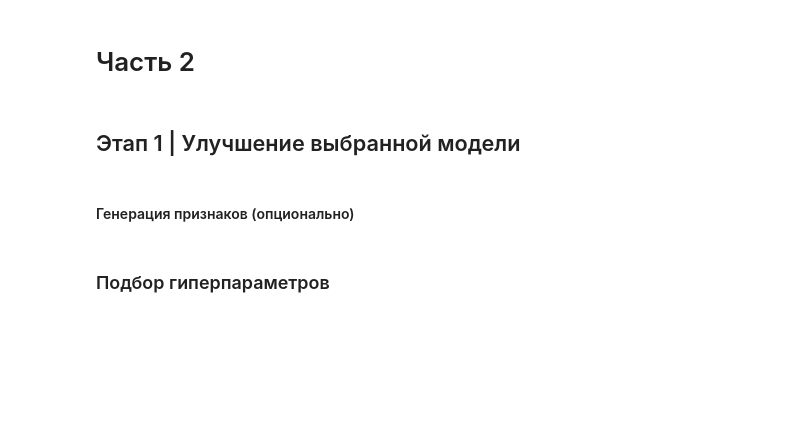
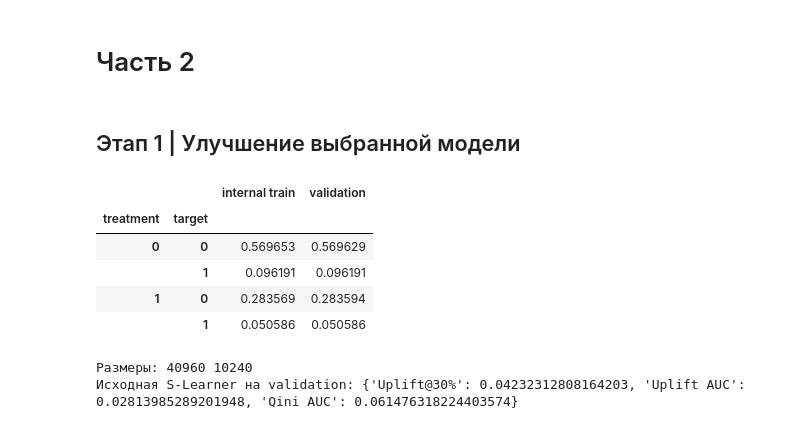
Before and after one commit to egpozd/mle-uplift-final-project, a Jupyter notebook: final_project_template.ipynb, the cells around one changed output. Cells and saved outputs as stored; diff of their text form; code cells hidden in the pictures; blank space fills up the shorter version.

```diff
--- a/final_project_template.ipynb
+++ b/final_project_template.ipynb
@@ -322,7 +322,3 @@ print("Эта важность описывает прогноз отклика
 # Часть 2
 # %% [markdown]
 ## Этап 1 | Улучшение выбранной модели
-# %% [markdown]
-#### Генерация признаков (опционально)
-# %% [markdown]
-### Подбор гиперпараметров
@@ -345,0 +325,55 @@ print("Best score: ", study.best_value)
+# %%
+# Внутренняя валидация: исходный test остаётся отложенным.
+from sklearn.model_selection import train_test_split
+from catboost import CatBoostClassifier
+from sklift.metrics import uplift_at_k, uplift_auc_score, qini_auc_score
+
+validation_strata = t_train.astype(str) + "_" + y_train.astype(str)
+X_internal, X_valid, t_internal, t_valid, y_internal, y_valid = train_test_split(
+    X_train, t_train, y_train, test_size=0.2, random_state=42,
+    stratify=validation_strata
+)
+assert (len(X_internal), len(X_valid)) == (40960, 10240)
+assert X_internal.index.intersection(X_valid.index).empty
+assert X_internal.columns.equals(X_valid.columns)
+assert "target" not in X_internal.columns and "treatment" not in X_internal.columns
+strata_share = pd.DataFrame({
+    "internal train": pd.crosstab(t_internal, y_internal, normalize="all").stack(),
+    "validation": pd.crosstab(t_valid, y_valid, normalize="all").stack(),
+})
+display(strata_share)
+assert (strata_share.iloc[:, 0] - strata_share.iloc[:, 1]).abs().max() < 0.001
+print("Размеры:", len(X_internal), len(X_valid))
+
+def validation_metrics(y_true, uplift, treatment_true):
+    return {
+        "Uplift@30%": uplift_at_k(y_true, uplift, treatment_true, strategy="overall", k=0.3),
+        "Uplift AUC": uplift_auc_score(y_true, uplift, treatment_true),
+        "Qini AUC": qini_auc_score(y_true, uplift, treatment_true),
+    }
+
+BASE_PARAMS = dict(iterations=350, depth=6, learning_rate=0.05, l2_leaf_reg=5,
+                   loss_function="Logloss", random_seed=42, verbose=False,
+                   allow_writing_files=False, thread_count=4, auto_class_weights="Balanced")
+
+def fit_s_learner(params, X_fit, t_fit, y_fit, X_eval):
+    fitted = CatBoostClassifier(**params)
+    fitted.fit(X_fit.assign(treatment=t_fit.to_numpy()), y_fit)
+    uplift = (fitted.predict_proba(X_eval.assign(treatment=1))[:, 1]
+              - fitted.predict_proba(X_eval.assign(treatment=0))[:, 1])
+    return fitted, uplift
+
+baseline_model, baseline_valid_uplift = fit_s_learner(
+    BASE_PARAMS, X_internal, t_internal, y_internal, X_valid
+)
+baseline_metrics = validation_metrics(y_valid, baseline_valid_uplift, t_valid)
+print("Исходная S-Learner на validation:", baseline_metrics)
+# %% [output]
+|  |  | internal train | validation |
+| treatment | target |  |  |
+| 0 | 0 | 0.569653 | 0.569629 |
+|  | 1 | 0.096191 | 0.096191 |
+| 1 | 0 | 0.283569 | 0.283594 |
+|  | 1 | 0.050586 | 0.050586 |
+Размеры: 40960 10240
+Исходная S-Learner на validation: {'Uplift@30%': 0.04232312808164203, 'Uplift AUC': 0.02813985289201948, 'Qini AUC': 0.061476318224403574}
```
Also changed, not shown: parts of 21 cells of this notebook, 1 other file.
